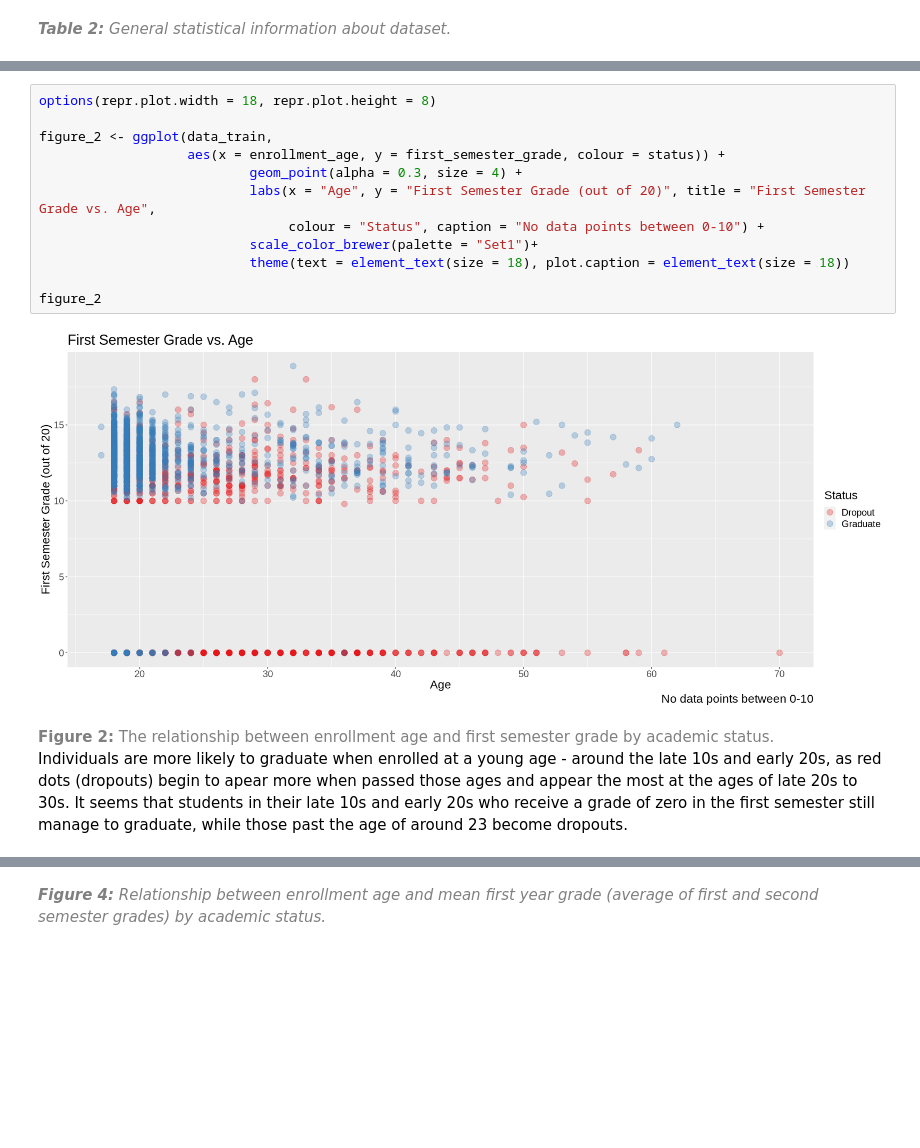
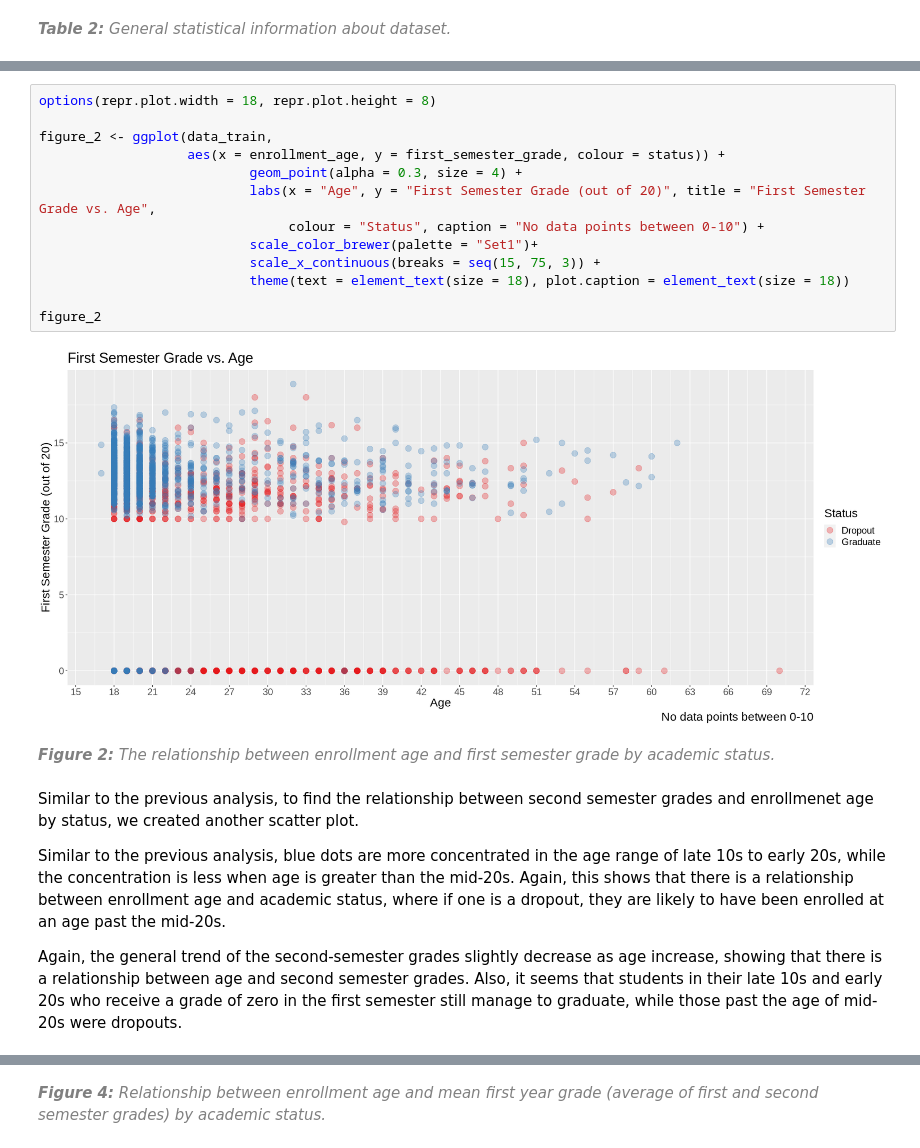
Before and after one commit to ekang27kc/dsci100-2023-T2-Group01-project, a Jupyter notebook: Project_Report.ipynb, the cells around one changed output, grey strips where cells are left out. Cells and saved outputs as stored; diff of their text form; blank space fills up the shorter version.

```diff
--- a/Project_Report.ipynb
+++ b/Project_Report.ipynb
@@ -95,20 +123,26 @@ figure_1
 # %%
 options(repr.plot.width = 18, repr.plot.height = 8)
 
 figure_2 <- ggplot(data_train,
                    aes(x = enrollment_age, y = first_semester_grade, colour = status)) +
                            geom_point(alpha = 0.3, size = 4) +
                            labs(x = "Age", y = "First Semester Grade (out of 20)", title = "First Semester Grade vs. Age",
                                 colour = "Status", caption = "No data points between 0-10") +
                            scale_color_brewer(palette = "Set1")+
+                           scale_x_continuous(breaks = seq(15, 75, 3)) +
                            theme(text = element_text(size = 18), plot.caption = element_text(size = 18))
 
 figure_2
 # %% [output]
-[figure, old version]
+[figure, new version]
 # %% [markdown]
-<span style="color:gray">**Figure 2:** The relationship between enrollment age and first semester grade by academic status.</span>\
-Individuals are more likely to graduate when enrolled at a young age - around the late 10s and early 20s, as red dots (dropouts) begin to apear more when passed those ages and appear the most at the ages of late 20s to 30s. It seems that students in their late 10s and early 20s who receive a grade of zero in the first semester still manage to graduate, while those past the age of around 23 become dropouts.
+_<span style="color:gray">**Figure 2:** The relationship between enrollment age and first semester grade by academic status.</span>_
+# %% [markdown]
+Similar to the previous analysis, to find the relationship between second semester grades and enrollmenet age by status, we created another scatter plot.
+
+Similar to the previous analysis, blue dots are more concentrated in the age range of late 10s to early 20s, while the concentration is less when age is greater than the mid-20s. Again, this shows that there is a relationship between enrollment age and academic status, where if one is a dropout, they are likely to have been enrolled at an age past the mid-20s.
+
+Again, the general trend of the second-semester grades slightly decrease as age increase, showing that there is a relationship between age and second semester grades. Also, it seems that students in their late 10s and early 20s who receive a grade of zero in the first semester still manage to graduate, while those past the age of mid-20s were dropouts.
 # %%
 options(repr.plot.width = 18, repr.plot.height = 8)
 
```
Also changed, not shown: parts of 19 cells of this notebook.
